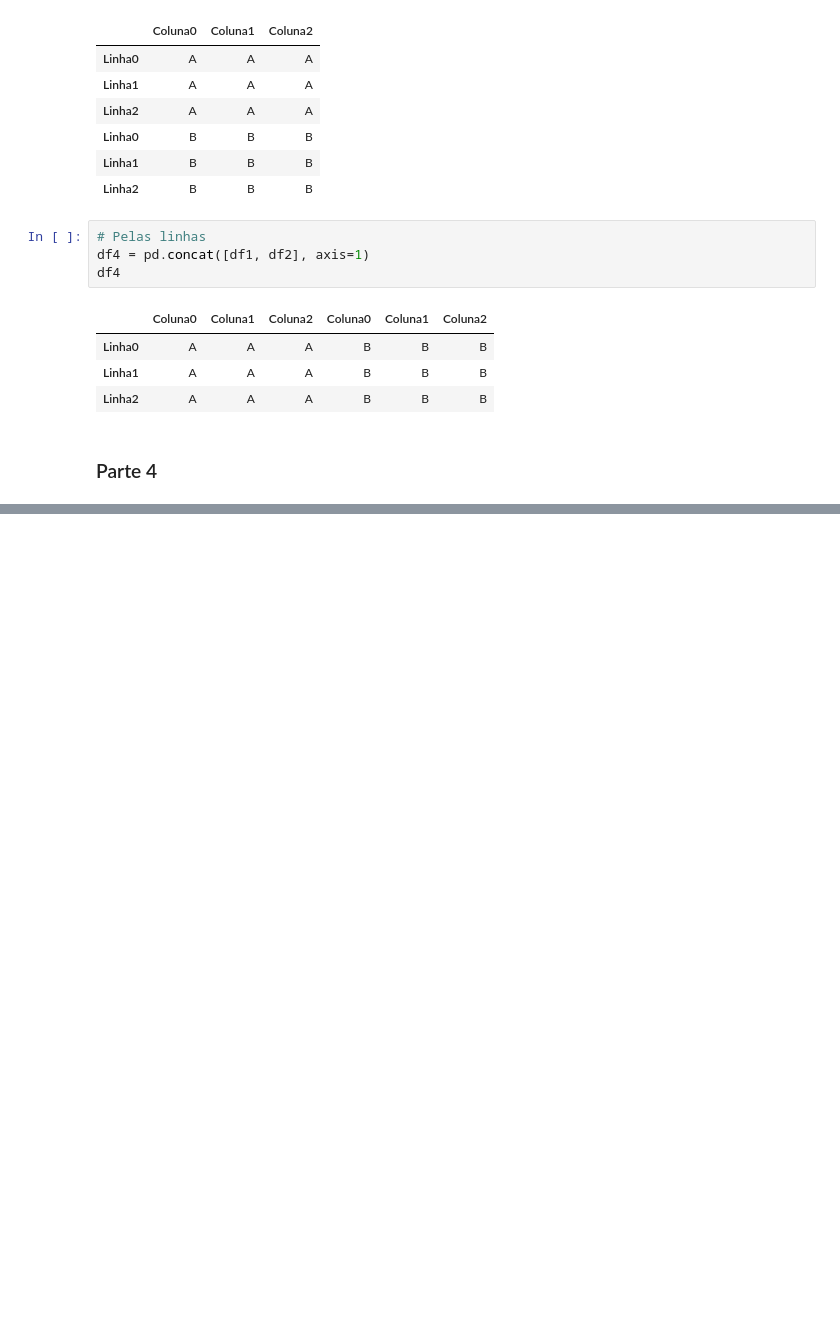
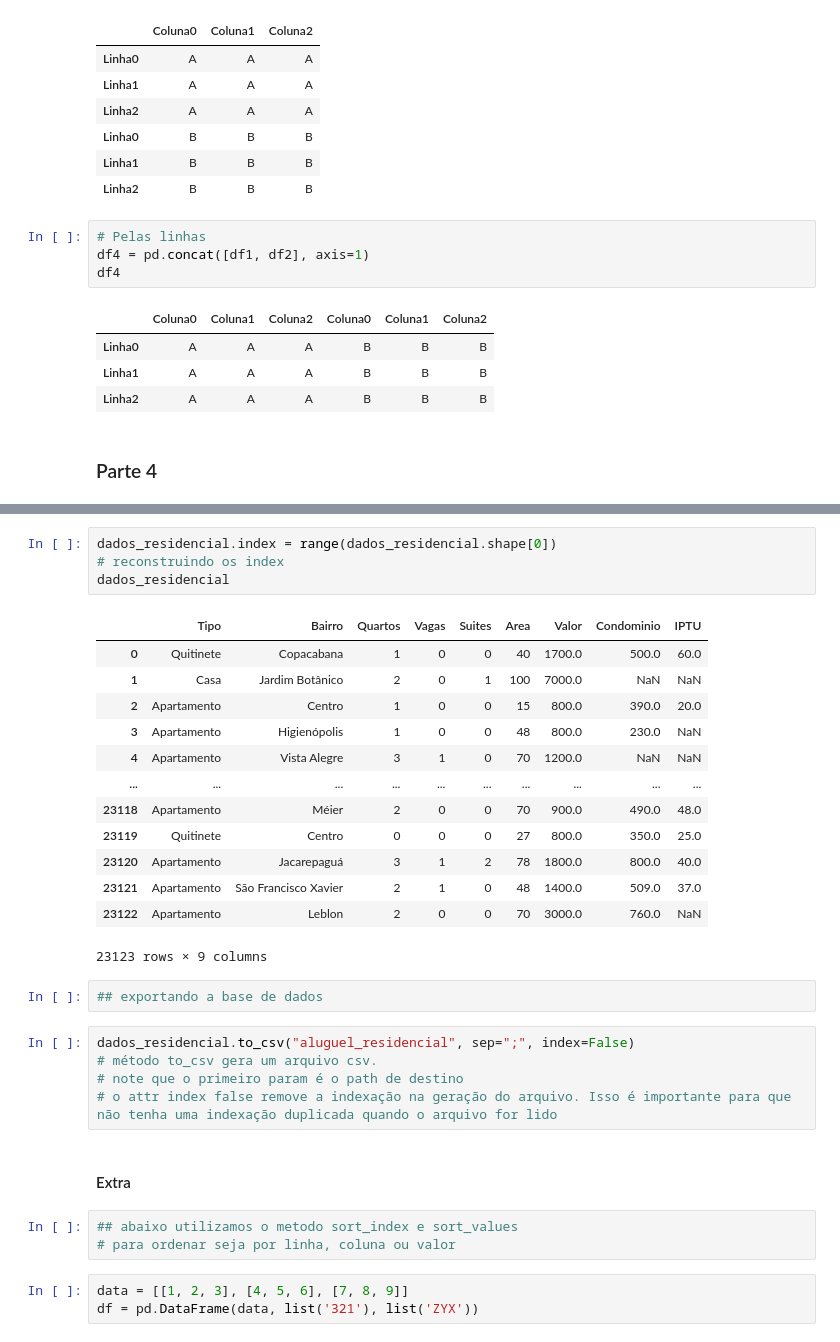
Before and after one commit to Mathtzt/data-science, a Jupyter notebook: aprendizado/pandas.ipynb, the cells around one changed output, grey strips where cells are left out. Drawn from its saved outputs; the diff is of its cells as text; blank space fills up the shorter version.

```diff
--- a/aprendizado/pandas.ipynb
+++ b/aprendizado/pandas.ipynb
@@ -386,0 +480,33 @@ df4
+# %%
+dados_residencial.index = range(dados_residencial.shape[0])
+# reconstruindo os index
+dados_residencial
+# %% [output]
+|  | Tipo | Bairro | Quartos | Vagas | Suites | Area | Valor | Condominio | IPTU |
+| 0 | Quitinete | Copacabana | 1 | 0 | 0 | 40 | 1700.0 | 500.0 | 60.0 |
+| 1 | Casa | Jardim Botânico | 2 | 0 | 1 | 100 | 7000.0 | NaN | NaN |
+| 2 | Apartamento | Centro | 1 | 0 | 0 | 15 | 800.0 | 390.0 | 20.0 |
+| 3 | Apartamento | Higienópolis | 1 | 0 | 0 | 48 | 800.0 | 230.0 | NaN |
+| 4 | Apartamento | Vista Alegre | 3 | 1 | 0 | 70 | 1200.0 | NaN | NaN |
+| ... | ... | ... | ... | ... | ... | ... | ... | ... | ... |
+| 23118 | Apartamento | Méier | 2 | 0 | 0 | 70 | 900.0 | 490.0 | 48.0 |
+| 23119 | Quitinete | Centro | 0 | 0 | 0 | 27 | 800.0 | 350.0 | 25.0 |
+| 23120 | Apartamento | Jacarepaguá | 3 | 1 | 2 | 78 | 1800.0 | 800.0 | 40.0 |
+| 23121 | Apartamento | São Francisco Xavier | 2 | 1 | 0 | 48 | 1400.0 | 509.0 | 37.0 |
+| 23122 | Apartamento | Leblon | 2 | 0 | 0 | 70 | 3000.0 | 760.0 | NaN |
+23123 rows × 9 columns
+# %%
+## exportando a base de dados
+# %%
+dados_residencial.to_csv("aluguel_residencial", sep=";", index=False)
+# método to_csv gera um arquivo csv.
+# note que o primeiro param é o path de destino
+# o attr index false remove a indexação na geração do arquivo. Isso é importante para que não tenha uma indexação duplicada quando o arquivo for lido
+# %% [markdown]
+#### Extra
+# %%
+## abaixo utilizamos o metodo sort_index e sort_values
+# para ordenar seja por linha, coluna ou valor
+# %%
+data = [[1, 2, 3], [4, 5, 6], [7, 8, 9]]
+df = pd.DataFrame(data, list('321'), list('ZYX'))
```
Also changed, not shown: parts of 13 cells of this notebook, 1 other file.
